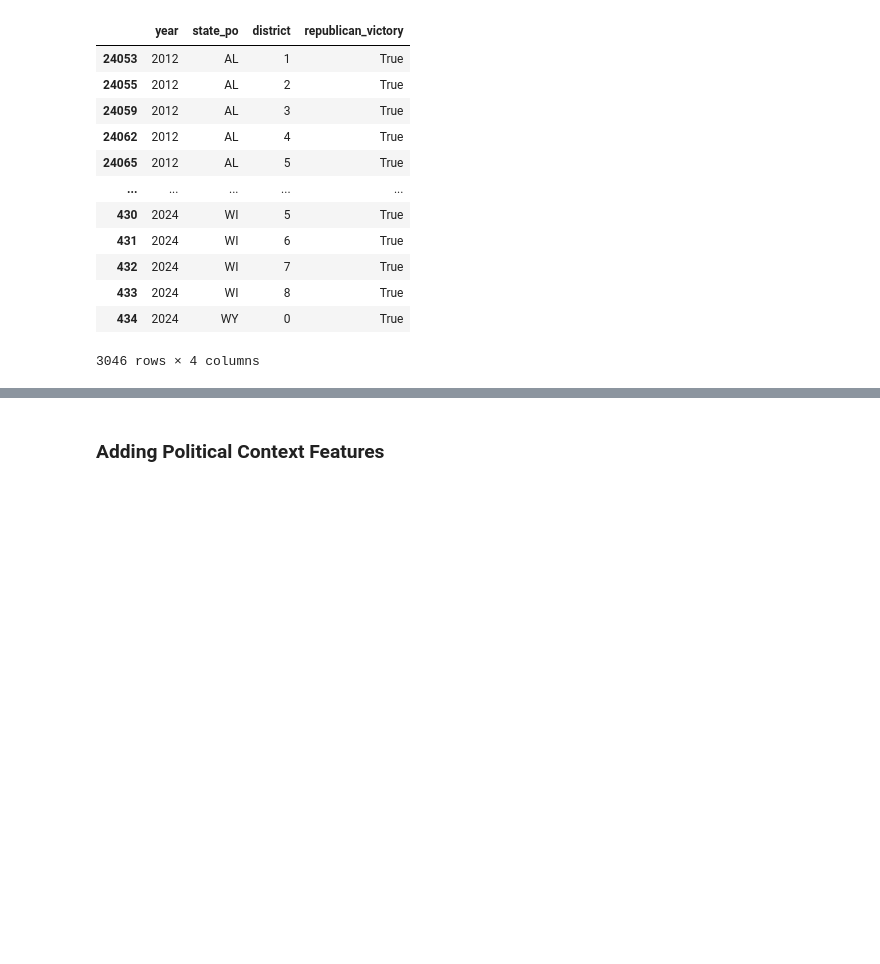
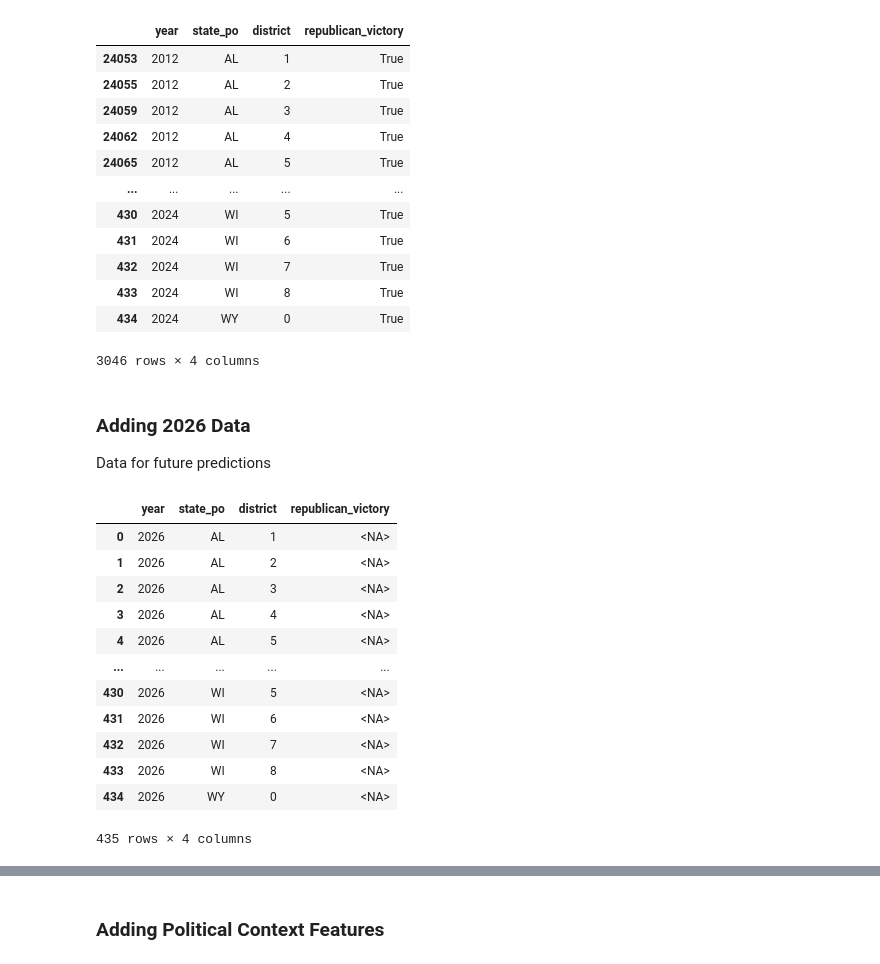
Before and after one commit to fcostell0/DS496Capstone, a Jupyter notebook: Processed Data/HouseElectionDataProcessing.ipynb, the cells around one changed output, grey strips where cells are left out. Cells and saved outputs as stored; diff of their text form; code cells hidden in the pictures; blank space fills up the shorter version.

```diff
--- a/Processed Data/HouseElectionDataProcessing.ipynb
+++ b/Processed Data/HouseElectionDataProcessing.ipynb
@@ -133,3 +133,25 @@ electionData
 | 433 | 2024 | WI | 8 | True |
 | 434 | 2024 | WY | 0 | True |
 3046 rows × 4 columns
+# %% [markdown]
+### Adding 2026 Data
+Data for future predictions
+# %%
+data2026 = data2024
+data2026['year'] = 2026
+data2026['republican_victory'] = pd.NA
+data2026
+# %% [output]
+|  | year | state_po | district | republican_victory |
+| 0 | 2026 | AL | 1 | <NA> |
+| 1 | 2026 | AL | 2 | <NA> |
+| 2 | 2026 | AL | 3 | <NA> |
+| 3 | 2026 | AL | 4 | <NA> |
+| 4 | 2026 | AL | 5 | <NA> |
+| ... | ... | ... | ... | ... |
+| 430 | 2026 | WI | 5 | <NA> |
+| 431 | 2026 | WI | 6 | <NA> |
+| 432 | 2026 | WI | 7 | <NA> |
+| 433 | 2026 | WI | 8 | <NA> |
+| 434 | 2026 | WY | 0 | <NA> |
+435 rows × 4 columns
```
Also changed, not shown: parts of 5 cells of this notebook, 7 other files.
